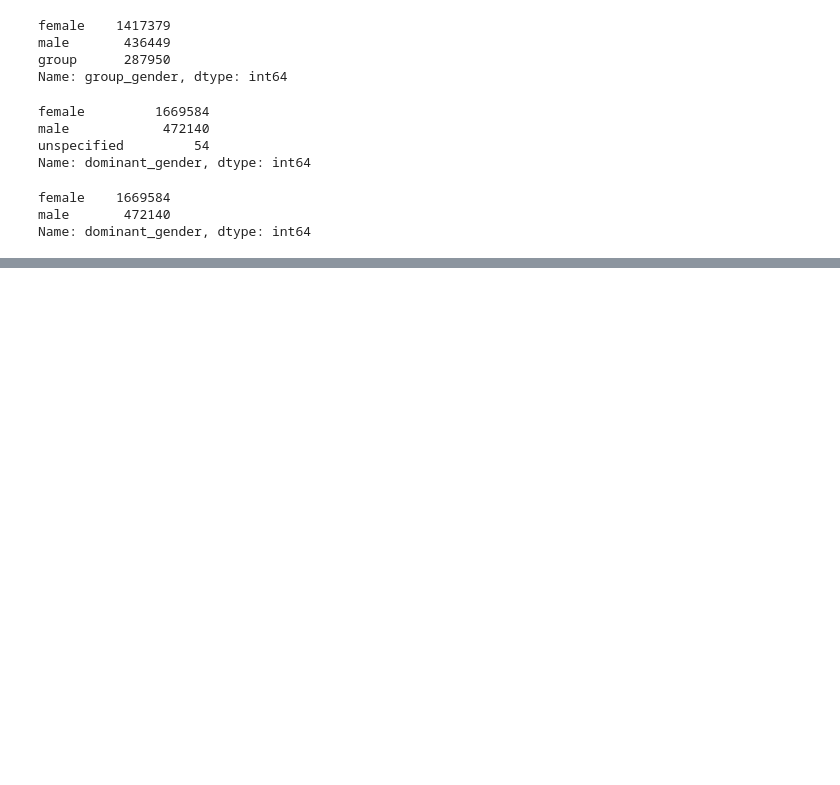
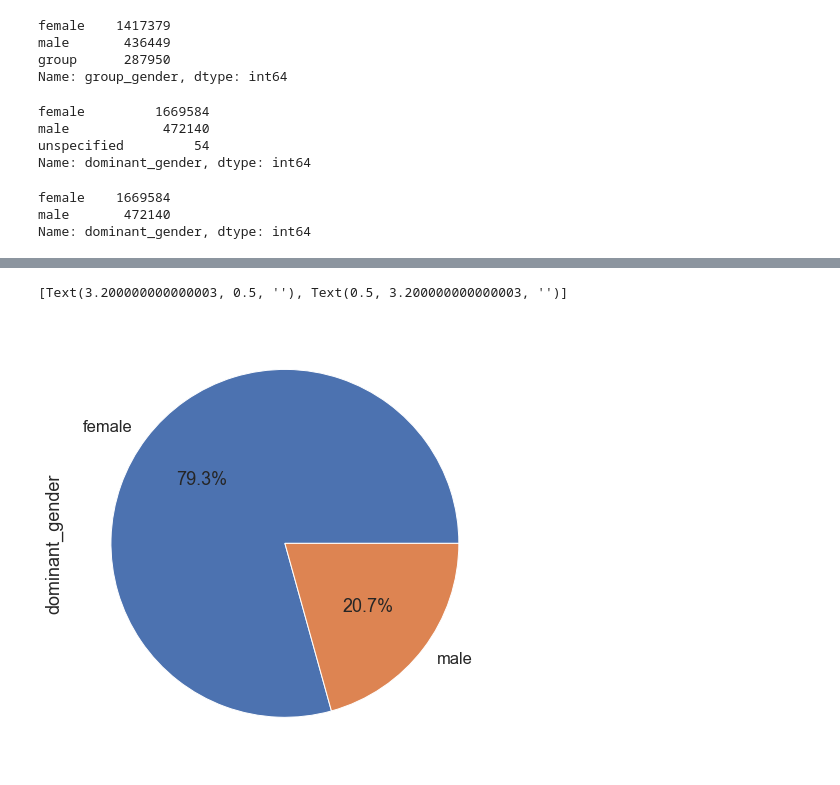
Before and after one commit to Suzetbrk/Kiva_Crowdfunding, a Jupyter notebook: crowdfunding_project.ipynb, the cells around one changed output, grey strips where cells are left out. Drawn from its saved outputs; the diff is of its cells as text; code cells hidden in the pictures; blank space fills up the shorter version.

```diff
--- a/crowdfunding_project.ipynb
+++ b/crowdfunding_project.ipynb
@@ -176,0 +190,12 @@ Text(3.1999999999999886, 0.5, '')
+# %%
+#gender distribution of people who were funded
+plt.figure(figsize = (8,8))
+#fig.patch.set_facecolor('none')
+sns.set(font_scale =1.5)
+#ax1 = fig.add_subplot(2,2,1)
+funded_gender_dist=loans.loc[loans.status=='funded']['dominant_gender'].value_counts().plot(kind='pie', autopct='%1.1f%%',)
+fig = funded_gender_dist.get_figure()
+gender_dist.set( xlabel = None, ylabel = None)
+# %% [output]
+[Text(3.200000000000003, 0.5, ''), Text(0.5, 3.200000000000003, '')]
+[figure, added]
```
Also changed, not shown: parts of 78 cells of this notebook, 1 other file.
